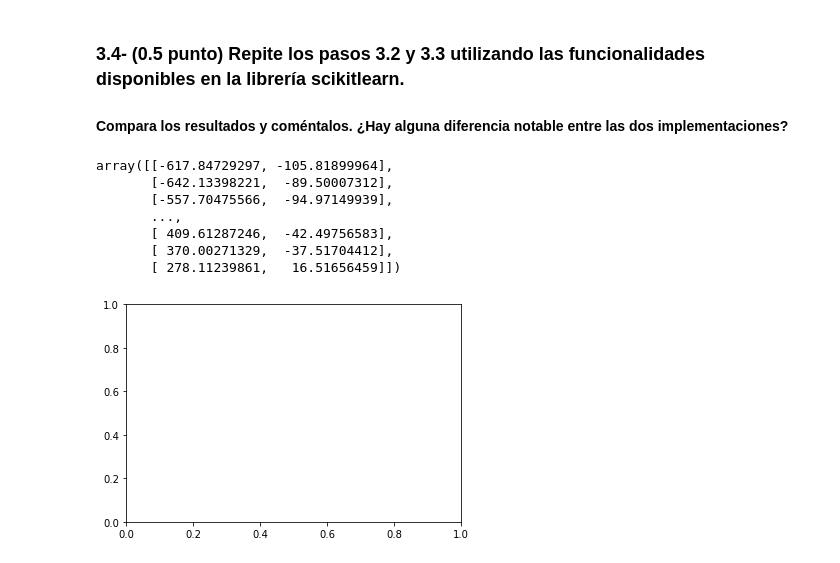
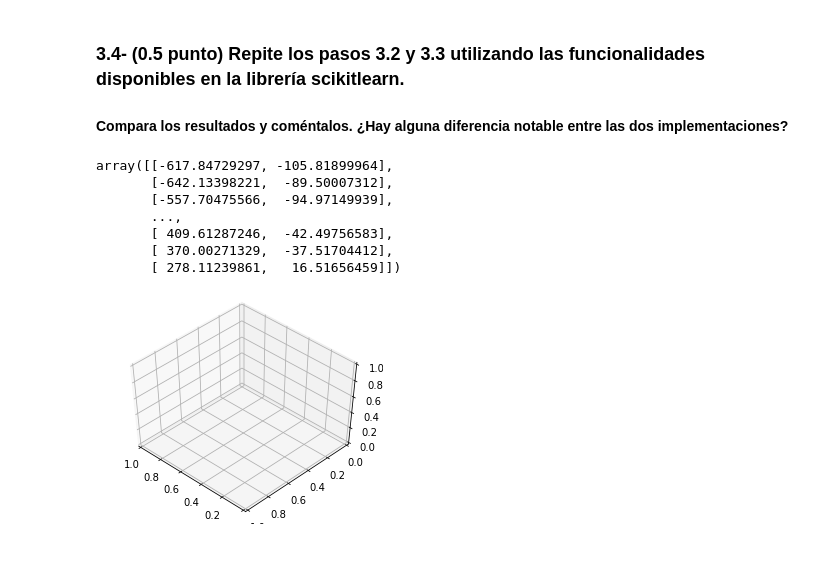
Before and after one commit to Jotivirix/Datamining_UFV, a Jupyter notebook: Lab1/entregable3/Lab1-Entregable3.ipynb, the cells around one changed output. Drawn from its saved outputs; the diff is of its cells as text; code cells hidden in the pictures.

```diff
--- a/Lab1/entregable3/Lab1-Entregable3.ipynb
+++ b/Lab1/entregable3/Lab1-Entregable3.ipynb
@@ -276,18 +276,22 @@ plt.show()
 # %%
 from sklearn import decomposition
 from sklearn import datasets
+from mpl_toolkits.mplot3d import Axes3D
+
+fig = plt.figure(1, figsize=(4, 3))
+plt.clf()
+ax = Axes3D(fig, rect=[0, 0, .95, 1], elev=48, azim=134)
 
 plt.cla()
 pca = decomposition.PCA(n_components=2)
 pca.fit(df)
 df = pca.transform(df)
-df
 # %% [output]
 array([[-617.84729297, -105.81899964],
        [-642.13398221,  -89.50007312],
        [-557.70475566,  -94.97149939],
        ...,
        [ 409.61287246,  -42.49756583],
        [ 370.00271329,  -37.51704412],
        [ 278.11239861,   16.51656459]])
-[figure, old version]
+[figure, new version]
```
